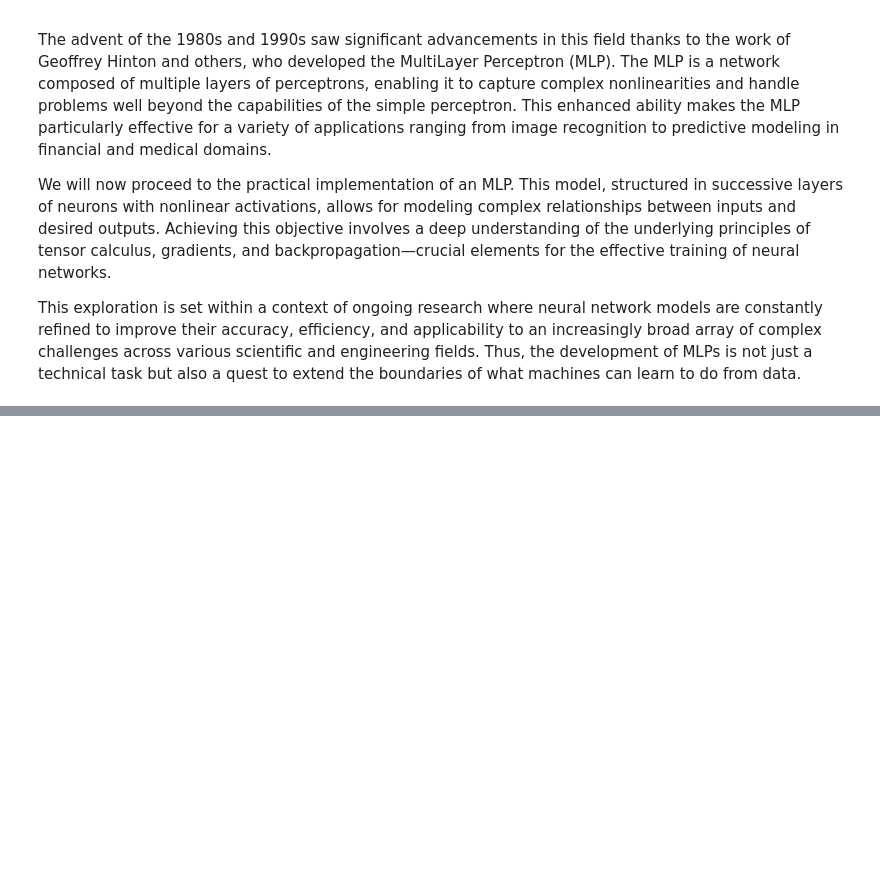
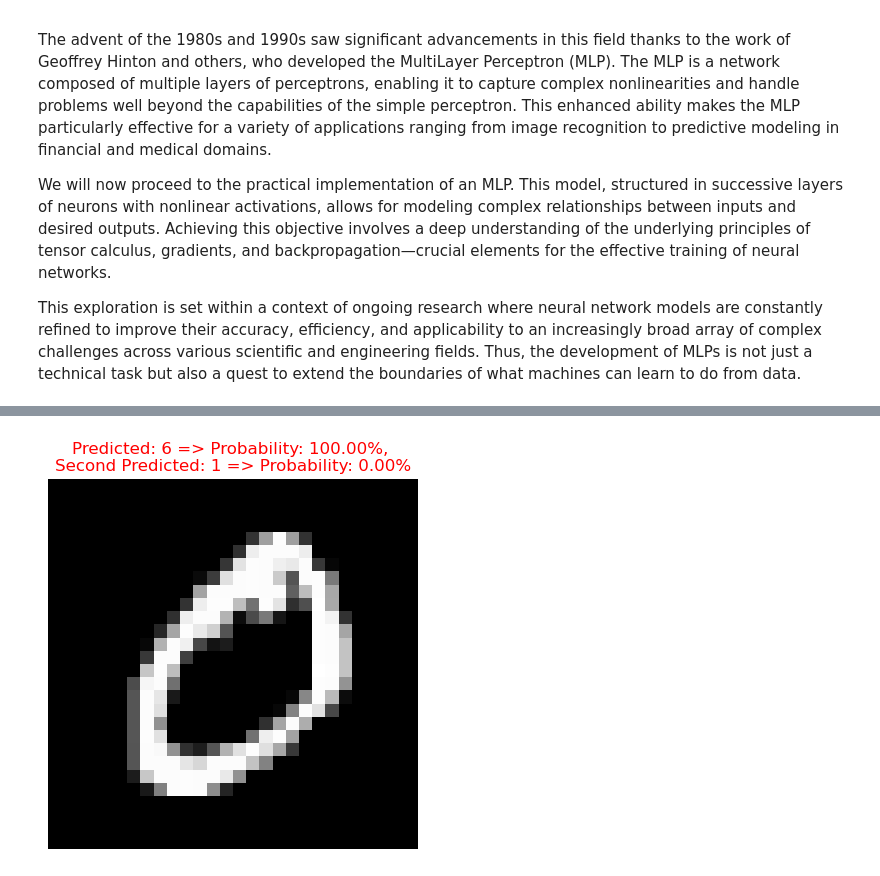
Before and after one commit to Bryan-Foxy/mnist_understanding, a Jupyter notebook: note.ipynb, the cells around one changed output, grey strips where cells are left out. Cells and saved outputs as stored; diff of their text form; code cells hidden in the pictures; blank space fills up the shorter version.

```diff
--- a/note.ipynb
+++ b/note.ipynb
@@ -303,16 +351,18 @@ Total training time for 10 epochs: 43.45 seconds
 # %%
 class MLP(nn.Module):
-    def __init__(self, input_size, hidden_size, num_classes):
+    def __init__(self, input_size, num_classes):
         super(MLP, self).__init__()
-        self.flatten = nn.Flatten()
-        self.input = nn.Linear(input_size, hidden_size)
-        self.relu = nn.ReLU()
-        self.hl_1 = nn.Linear(hidden_size, hidden_size)
-        self.out = nn.Linear(hidden_size, num_classes)
+        self.input_size = input_size
+        self.fc1 = nn.Linear(input_size, 512)
+        self.fc2 = nn.Linear(512, 128)
+        self.fc3 = nn.Linear(128, 10)
 
     def forward(self, x):
-        x = self.flatten(x)
-        x = self.relu(self.input(x))
-        x = self.relu(self.hl_1(x))
-        x = self.out(x)
-        return F.softmax(x, dim=1)
+        x = x.view(x.size(0), -1)
+        x = F.relu(self.fc1(x))
+        x = F.relu(self.fc2(x))
+        x = F.log_softmax(self.fc3(x), dim = 1)
+        return x
+# %%
+multilayer = MLP(input_dim, num_classes) # MLP is also called DNN for Dense Neural Network or ANN Artificail Neural Network
+print(multilayer)
@@ -318,0 +404,4 @@ class MLP(nn.Module):
+# %%
+predict_mnist(multilayer, train_data.data[1], train_data.targets[1])
+# %% [output]
+[figure, added]
```
Also changed, not shown: parts of 20 cells of this notebook, 1 other file.
